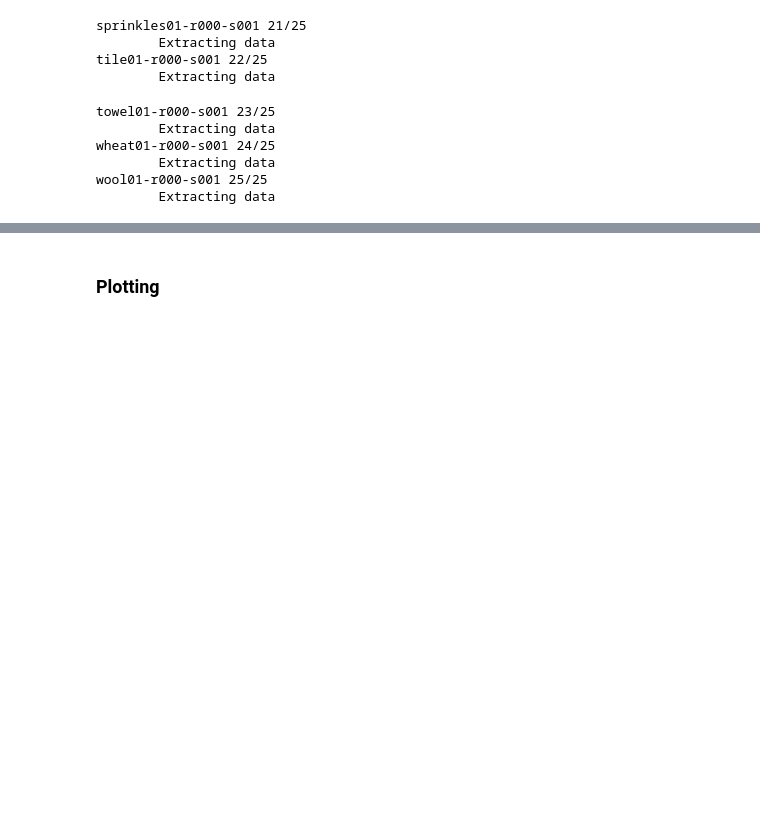
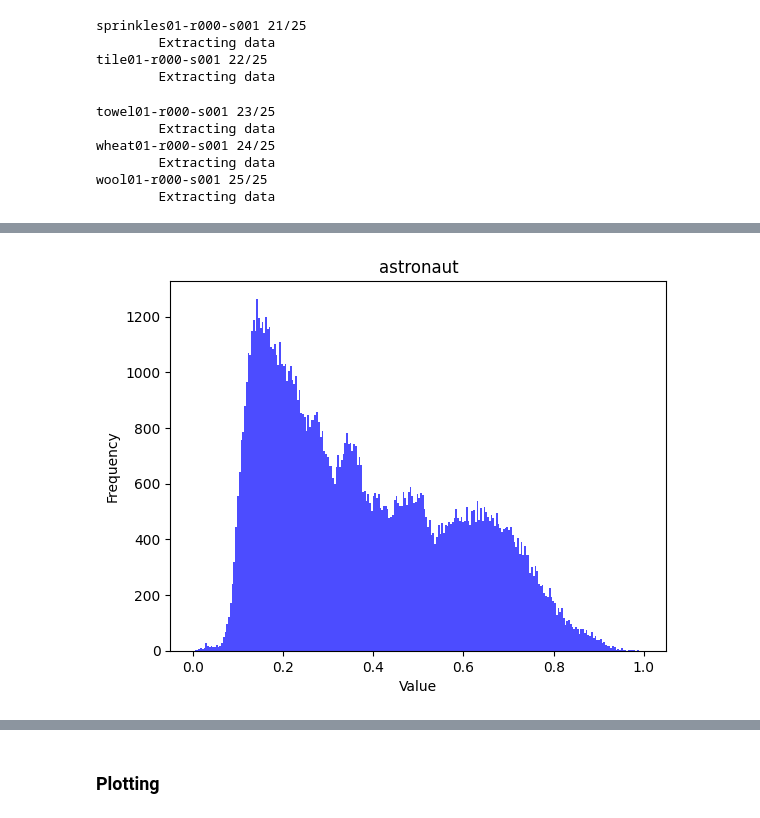
Before and after one commit to alvaroalbuquerque/SCS_plane_study, a Jupyter notebook: noise_analysis_poisson.ipynb, the cells around one changed output, grey strips where cells are left out. Saved outputs shown, nothing was run; the diff lists cells and outputs as text; code cells hidden in the pictures; blank space fills up the shorter version.

```diff
--- a/noise_analysis_poisson.ipynb
+++ b/noise_analysis_poisson.ipynb
@@ -206,0 +306,4 @@ data_ss.to_csv(f"results/noise_analysis/speckle/speckle_analysis.csv", index = F
+# %%
+generate_histogram(astronaut_image_float, isNormalized=True, title=f'astronaut', range=(0,1))
+# %% [output]
+[figure, added]
```
Also changed, not shown: parts of 16 cells of this notebook, 1 other file.
